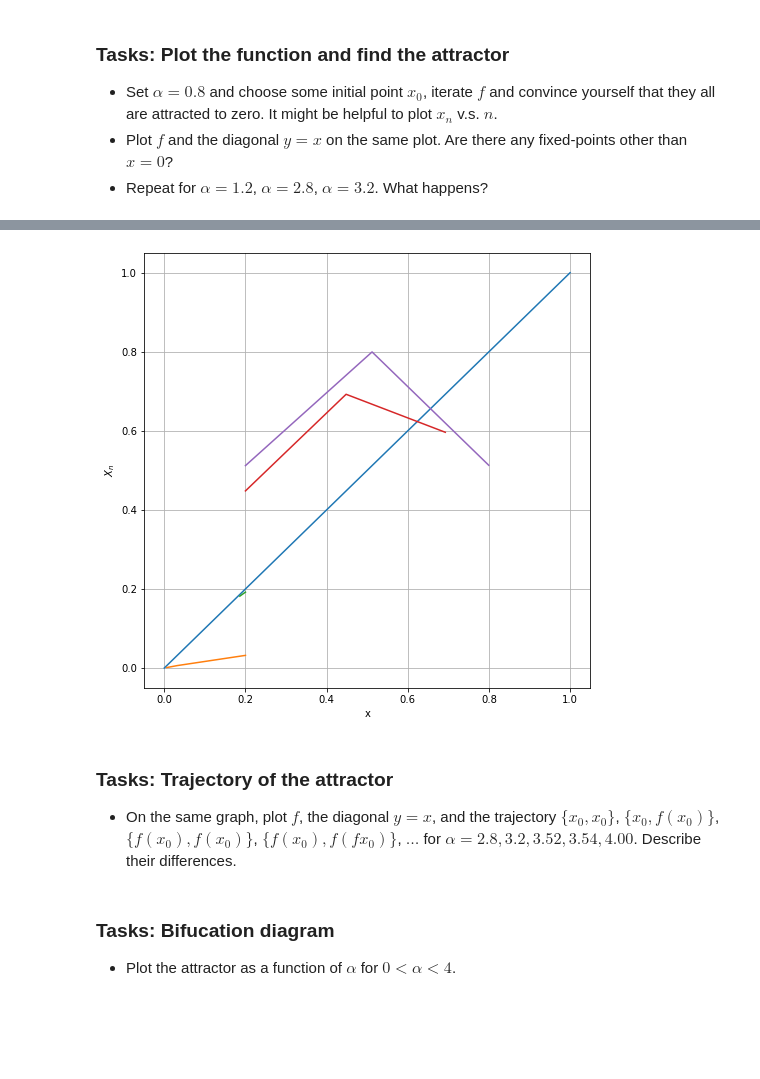
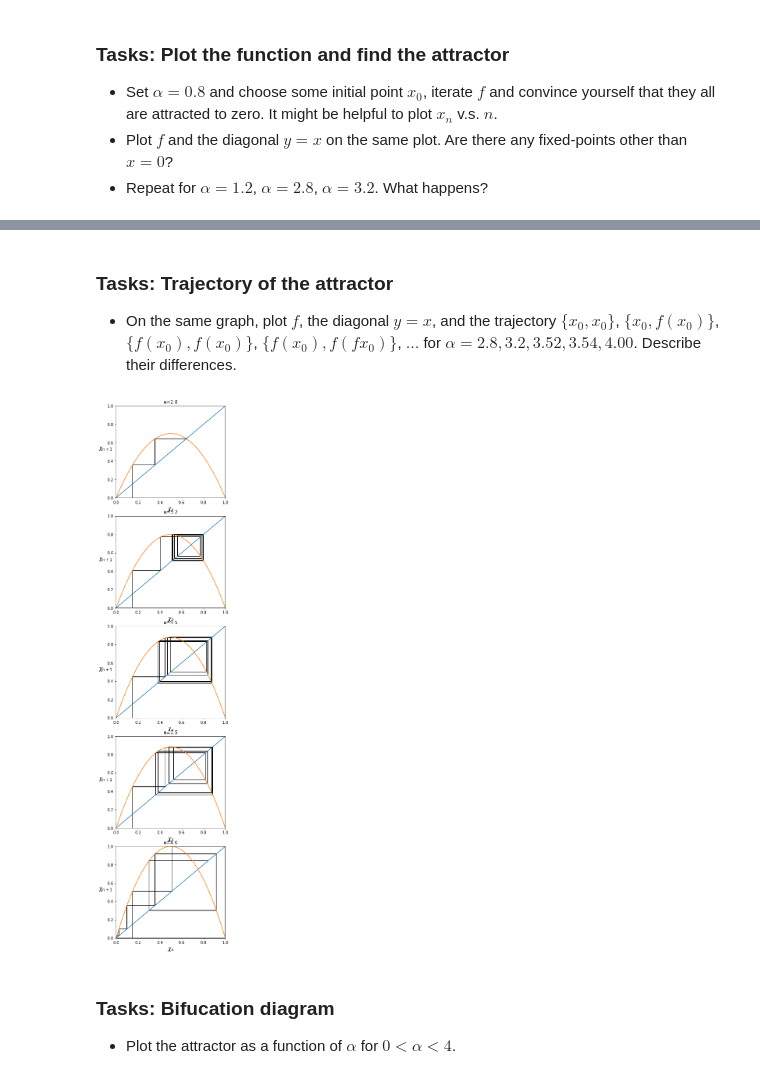
Before and after one commit to pcchen/Computation-in-Physics, a Jupyter notebook: 109022561/20211025class.ipynb, the cells around one changed output, grey strips where cells are left out. Drawn from its saved outputs; the diff is of its cells as text; code cells hidden in the pictures; blank space fills up the shorter version.

```diff
--- a/109022561/20211025class.ipynb
+++ b/109022561/20211025class.ipynb
@@ -73,28 +78,32 @@ plt.show()
-# %%
-
-N=3
-fig ,ax=plt.subplots(figsize=(8,8))
-xlist=np.linspace(0,1,100)
-ylist=xlist
-ax.plot(xlist,ylist)
-for α in [0.2,1.2,2.8,3.2]:
-    xn=0.2
-    xlist,ylist=[],[]
-    for i in range(N):
-        xn1=α*xn*(1-xn)
-        xlist.append(xn)
-        ylist.append(xn1)
-        xn=xn1
-    ax.plot(xlist,ylist,'-')
-ax.set_xlabel(r'x')
-ax.set_ylabel(r'$X_n$')
-ax.grid()
-plt.show()
-# %% [output]
-[figure, removed]
 # %% [markdown]
 ### Tasks: Trajectory of the attractor
 * On the same graph, plot $f$, the diagonal $y=x$, and the trajectory $\{x_0, x_0\}$, $\{x_0, f(x_0)\}$, $\{f(x_0), f(x_0)\}$, $\{f(x_0), f(fx_0)\}$, $\dots$ for $\alpha=2.8, 3.2, 3.52, 3.54, 4.00$. Describe their differences.
+# %%
+x=np.linspace(0,1,1000)
+y=x
+α=[2.8,3.2,3.52,3.54,4.00]
+fig ,ax=plt.subplots(len(α),1,figsize=(5,5*len(α)))
+
+for j in range(len(α)):
+    ax[j].plot(x,y)
+    ax[j].plot(x,α[j]*x*(1-x))
+    ax[j].set_xlim(min(x),max(x))
+    ax[j].set_ylim(min(y),max(y))
+    x1=0.15
+    y1=0
+    for i in range(10):
+        y2=α[j]*x1*(1-x1)
+        ax[j].arrow(x1,y1,0,y2-y1,length_includes_head=1,color='k')
+        ax[j].arrow(x1,y2,y2-x1,0,length_includes_head=1,color='k')
+        y1=y2
+        x1=y2
+    ax[j].set_title('α=%.1f'%α[j])
+    ax[j].set_xlabel(r'$\chi_n$',fontsize=14)
+    h=ax[j].set_ylabel(r'$\chi_{n+1}$',fontsize=14)
+    h.set_rotation(0)
+plt.show()
+# %% [output]
+[figure, added]
 # %% [markdown]
 ### Tasks: Bifucation diagram
 * Plot the attractor as a function of $\alpha$ for $0<\alpha<4$.
```
Also changed, not shown: parts of 5 cells of this notebook.
